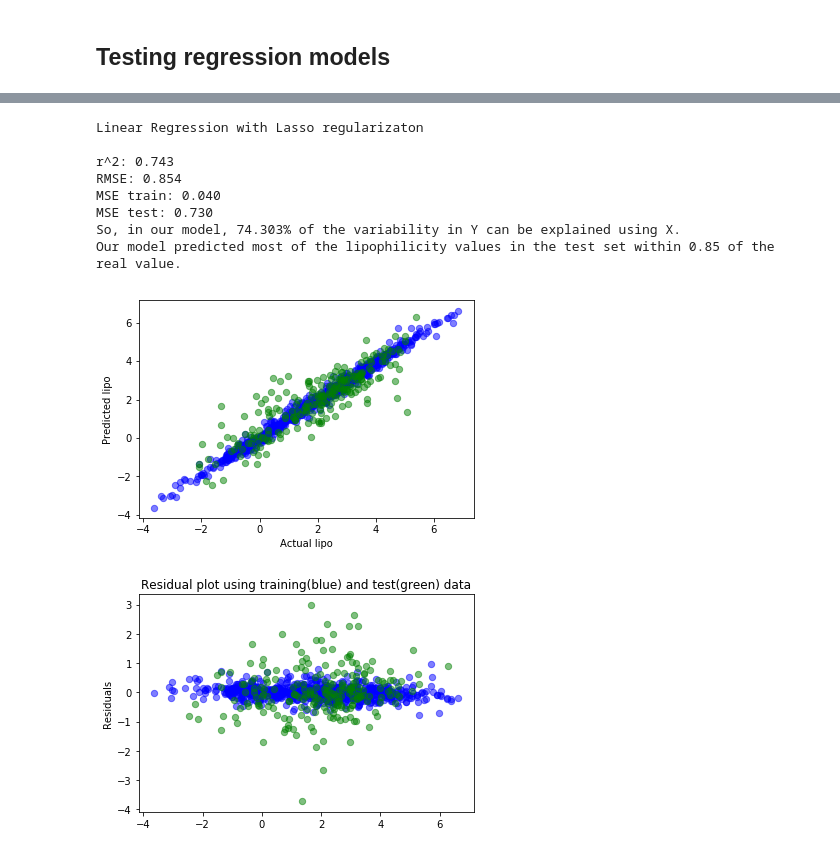
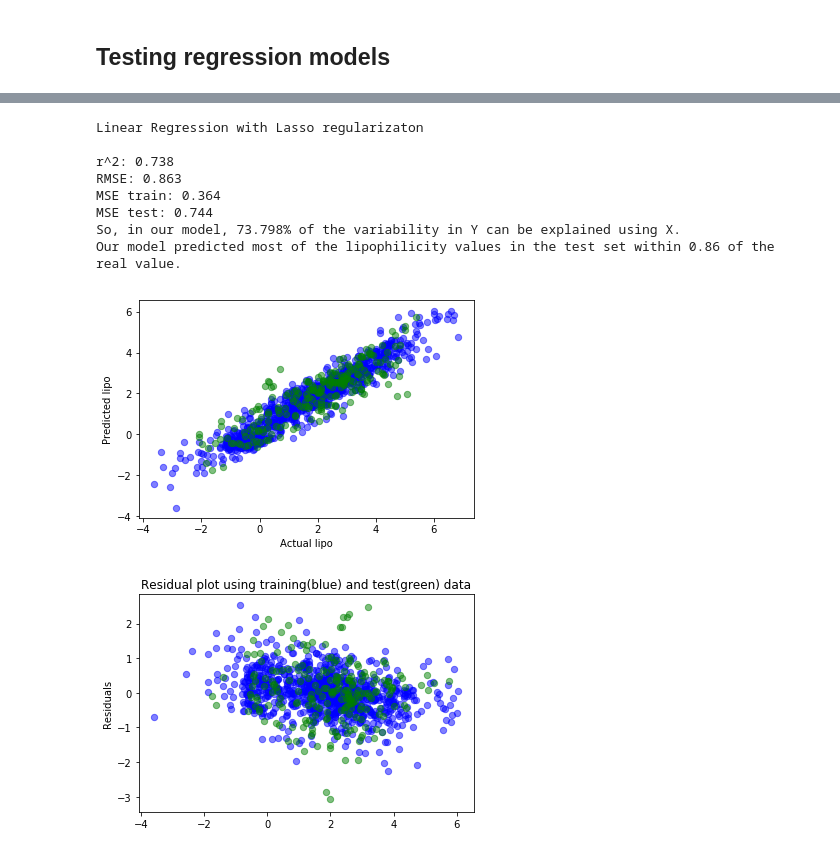
Before and after one commit to cfu288/ml-predict-lipohpillicity, a Jupyter notebook: 1_main.ipynb, the cells around one changed output, grey strips where cells are left out. Drawn from its saved outputs; the diff is of its cells as text; code cells hidden in the pictures.

```diff
--- a/1_main.ipynb
+++ b/1_main.ipynb
@@ -199,9 +106,7 @@ Ridge(alpha=1, copy_X=True, fit_intercept=True, max_iter=None, normalize=True,
 # %%
 from sklearn.linear_model import Lasso
-# param_grid = [
-#   {'alpha': [1, 10, 1e-1, 1e-2, 1e-3, 1e-4, 1e-5],'normalize': [True], 'tol': [.01]},
-# ]
-# clf = GridSearchCV(estimator=Lasso(), param_grid=param_grid)
-# clf.fit(env.X_train, env.y_train)
-# print("best score: {}".format(clf.best_score_))
-# print("best estimator: {}".format(clf.best_estimator_))
+param_grid = [
+  {'alpha': [1, 10, 1e-1, 1e-2, 1e-3, 1e-4, 1e-5],'normalize': [True], 'tol': [.01]},
+]
+clf = GridSearchCV(estimator=Lasso(), param_grid=param_grid)
+clf.fit(X_train, y_train)
@@ -208,16 +122,18 @@ from sklearn.linear_model import Lasso
-# %%
-model = test_model(Lasso(alpha=.0001,# constant that multiplies L1 term
-                         normalize=True), "Linear Regression with Lasso regularizaton")
-# %% [output]
-Linear Regression with Lasso regularizaton
-
-r^2: 0.743
-RMSE: 0.854
-MSE train: 0.040
-MSE test: 0.730
-So, in our model, 74.303% of the variability in Y can be explained using X.
-Our model predicted most of the lipophilicity values in the test set within 0.85 of the real value.
-[figure, removed]
-[figure, removed]
+# %%
+test_model(clf.best_estimator_,
+    "Linear Regression with Lasso regularizaton",
+    in_data
+    )
+# %% [output]
+Linear Regression with Lasso regularizaton
+
+r^2: 0.738
+RMSE: 0.863
+MSE train: 0.364
+MSE test: 0.744
+So, in our model, 73.798% of the variability in Y can be explained using X.
+Our model predicted most of the lipophilicity values in the test set within 0.86 of the real value.
+[figure, added]
+[figure, added]
 # %%
 from sklearn.svm import SVR
```
Also changed, not shown: parts of 19 cells of this notebook, 1 other file.
